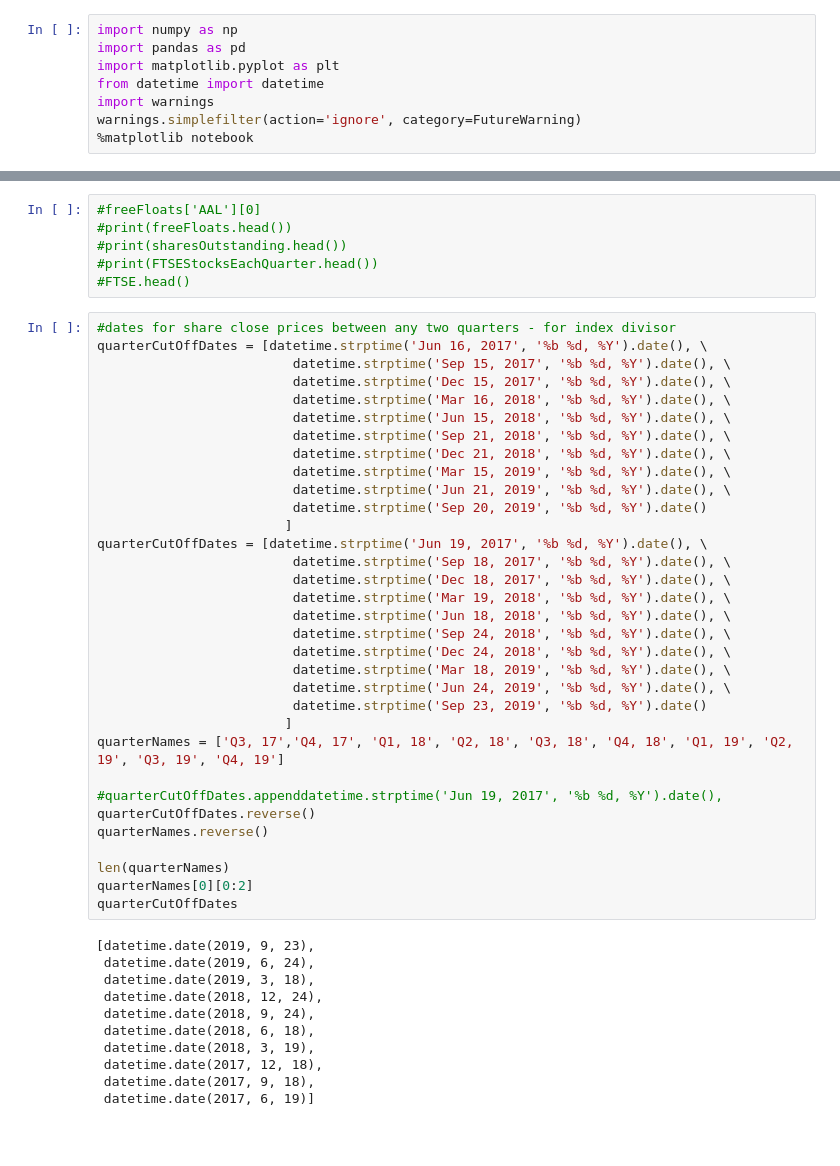
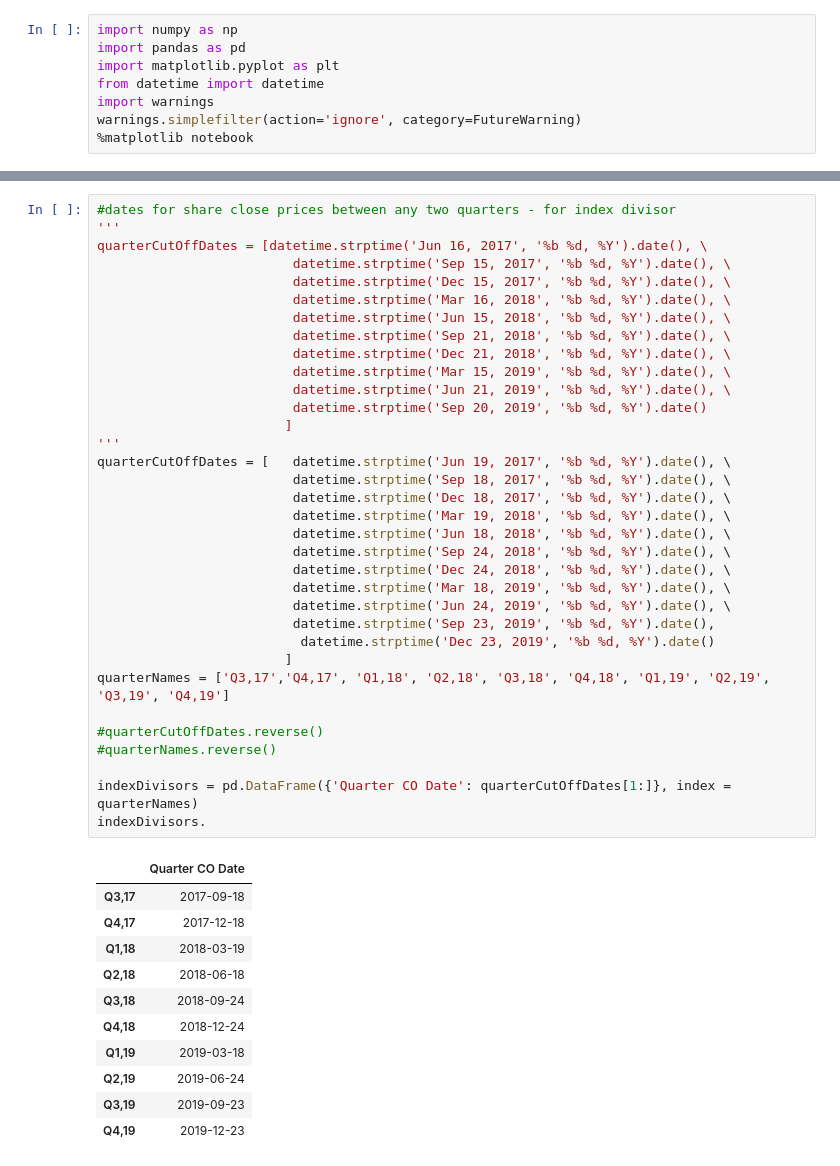
Before and after one commit to wmow/bloombergMDM, a Jupyter notebook: getIndexDivisor.ipynb, the cells around one changed output, grey strips where cells are left out. Cells and saved outputs as stored; diff of their text form; blank space fills up the shorter version.

```diff
--- a/getIndexDivisor.ipynb
+++ b/getIndexDivisor.ipynb
@@ -33,50 +19,46 @@ FTSE
-# %%
-#freeFloats['AAL'][0]
-#print(freeFloats.head())
-#print(sharesOutstanding.head())
-#print(FTSEStocksEachQuarter.head())
-#FTSE.head()
 # %%
 #dates for share close prices between any two quarters - for index divisor
+'''
 quarterCutOffDates = [datetime.strptime('Jun 16, 2017', '%b %d, %Y').date(), \
                          datetime.strptime('Sep 15, 2017', '%b %d, %Y').date(), \
                          datetime.strptime('Dec 15, 2017', '%b %d, %Y').date(), \
                          datetime.strptime('Mar 16, 2018', '%b %d, %Y').date(), \
                          datetime.strptime('Jun 15, 2018', '%b %d, %Y').date(), \
                          datetime.strptime('Sep 21, 2018', '%b %d, %Y').date(), \
                          datetime.strptime('Dec 21, 2018', '%b %d, %Y').date(), \
                          datetime.strptime('Mar 15, 2019', '%b %d, %Y').date(), \
                          datetime.strptime('Jun 21, 2019', '%b %d, %Y').date(), \
                          datetime.strptime('Sep 20, 2019', '%b %d, %Y').date()
                         ]
-quarterCutOffDates = [datetime.strptime('Jun 19, 2017', '%b %d, %Y').date(), \
+'''
+quarterCutOffDates = [   datetime.strptime('Jun 19, 2017', '%b %d, %Y').date(), \
                          datetime.strptime('Sep 18, 2017', '%b %d, %Y').date(), \
                          datetime.strptime('Dec 18, 2017', '%b %d, %Y').date(), \
                          datetime.strptime('Mar 19, 2018', '%b %d, %Y').date(), \
                          datetime.strptime('Jun 18, 2018', '%b %d, %Y').date(), \
                          datetime.strptime('Sep 24, 2018', '%b %d, %Y').date(), \
                          datetime.strptime('Dec 24, 2018', '%b %d, %Y').date(), \
                          datetime.strptime('Mar 18, 2019', '%b %d, %Y').date(), \
                          datetime.strptime('Jun 24, 2019', '%b %d, %Y').date(), \
-                         datetime.strptime('Sep 23, 2019', '%b %d, %Y').date()
+                         datetime.strptime('Sep 23, 2019', '%b %d, %Y').date(),
+                          datetime.strptime('Dec 23, 2019', '%b %d, %Y').date()
                         ]
-quarterNames = ['Q3, 17','Q4, 17', 'Q1, 18', 'Q2, 18', 'Q3, 18', 'Q4, 18', 'Q1, 19', 'Q2, 19', 'Q3, 19', 'Q4, 19']
+quarterNames = ['Q3,17','Q4,17', 'Q1,18', 'Q2,18', 'Q3,18', 'Q4,18', 'Q1,19', 'Q2,19', 'Q3,19', 'Q4,19']
 
-#quarterCutOffDates.appenddatetime.strptime('Jun 19, 2017', '%b %d, %Y').date(),
-quarterCutOffDates.reverse()
-quarterNames.reverse()
+#quarterCutOffDates.reverse()
+#quarterNames.reverse()
 
-len(quarterNames)
-quarterNames[0][0:2]
-quarterCutOffDates
+indexDivisors = pd.DataFrame({'Quarter CO Date': quarterCutOffDates[1:]}, index = quarterNames)
+indexDivisors.
 # %% [output]
-[datetime.date(2019, 9, 23),
- datetime.date(2019, 6, 24),
- datetime.date(2019, 3, 18),
- datetime.date(2018, 12, 24),
- datetime.date(2018, 9, 24),
- datetime.date(2018, 6, 18),
- datetime.date(2018, 3, 19),
- datetime.date(2017, 12, 18),
- datetime.date(2017, 9, 18),
- datetime.date(2017, 6, 19)]
+|  | Quarter CO Date |
+| Q3,17 | 2017-09-18 |
+| Q4,17 | 2017-12-18 |
+| Q1,18 | 2018-03-19 |
+| Q2,18 | 2018-06-18 |
+| Q3,18 | 2018-09-24 |
+| Q4,18 | 2018-12-24 |
+| Q1,19 | 2019-03-18 |
+| Q2,19 | 2019-06-24 |
+| Q3,19 | 2019-09-23 |
+| Q4,19 | 2019-12-23 |
```
Also changed, not shown: parts of 14 cells of this notebook, 57 other files.
